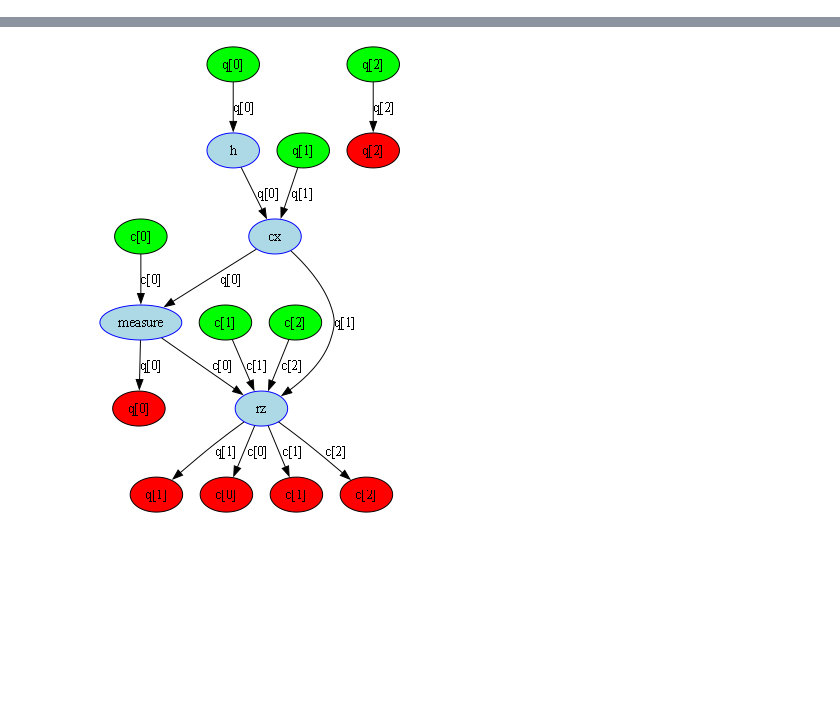
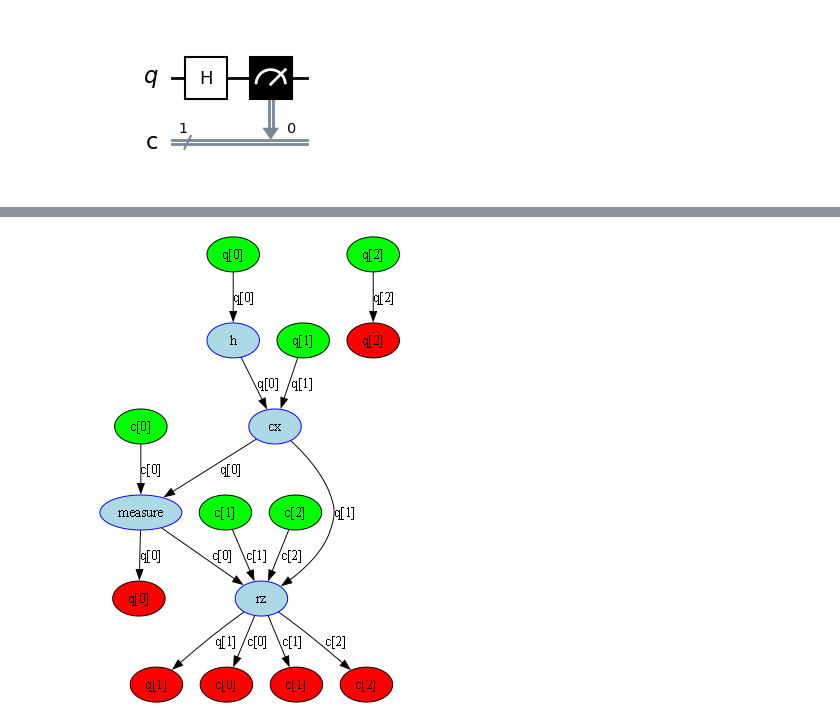
Before and after one commit to Shivansh20128/Qiskit_OpenSource, a Jupyter notebook: Issues/colors_in_dag_circuit_drawer.ipynb, the cells around one changed output, grey strips where cells are left out. Saved outputs shown, nothing was run; the diff lists cells and outputs as text; code cells hidden in the pictures; blank space fills up the shorter version.

```diff
--- a/Issues/colors_in_dag_circuit_drawer.ipynb
+++ b/Issues/colors_in_dag_circuit_drawer.ipynb
@@ -9,0 +18,4 @@ qc.draw(output='mpl', style={'backgroundcolor': '#EEEEEE'})
+# %%
+qc.draw(output='mpl', style="bw")
+# %% [output]
+[figure, added]
```
Also changed, not shown: parts of 9 cells of this notebook.
